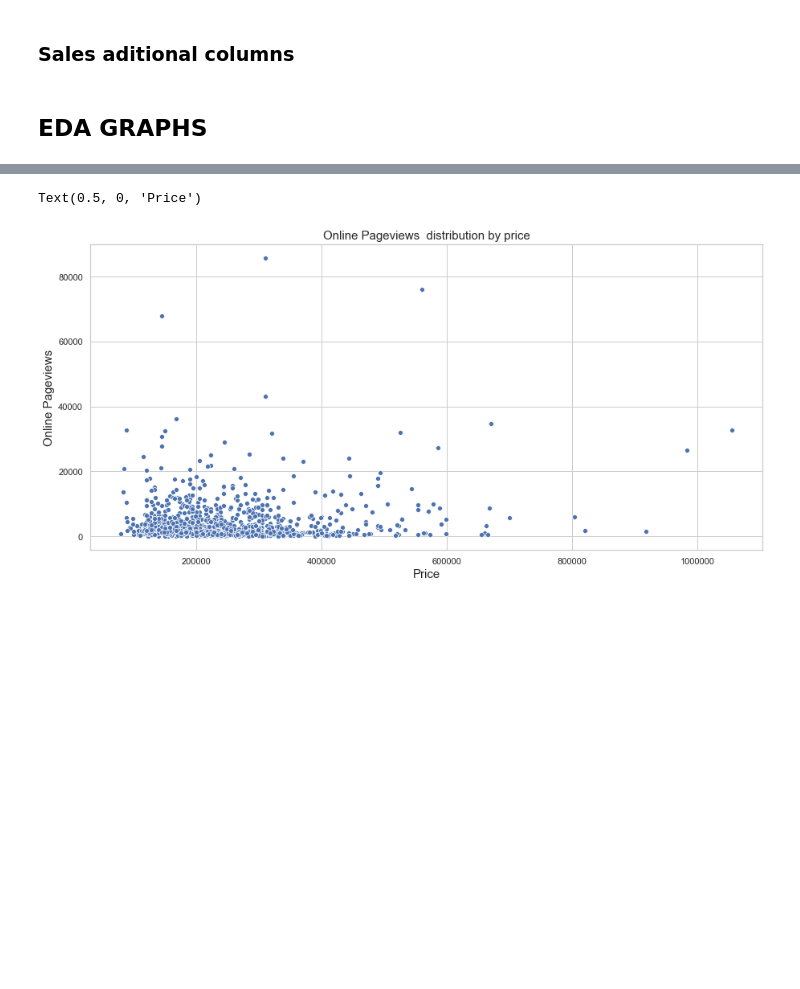
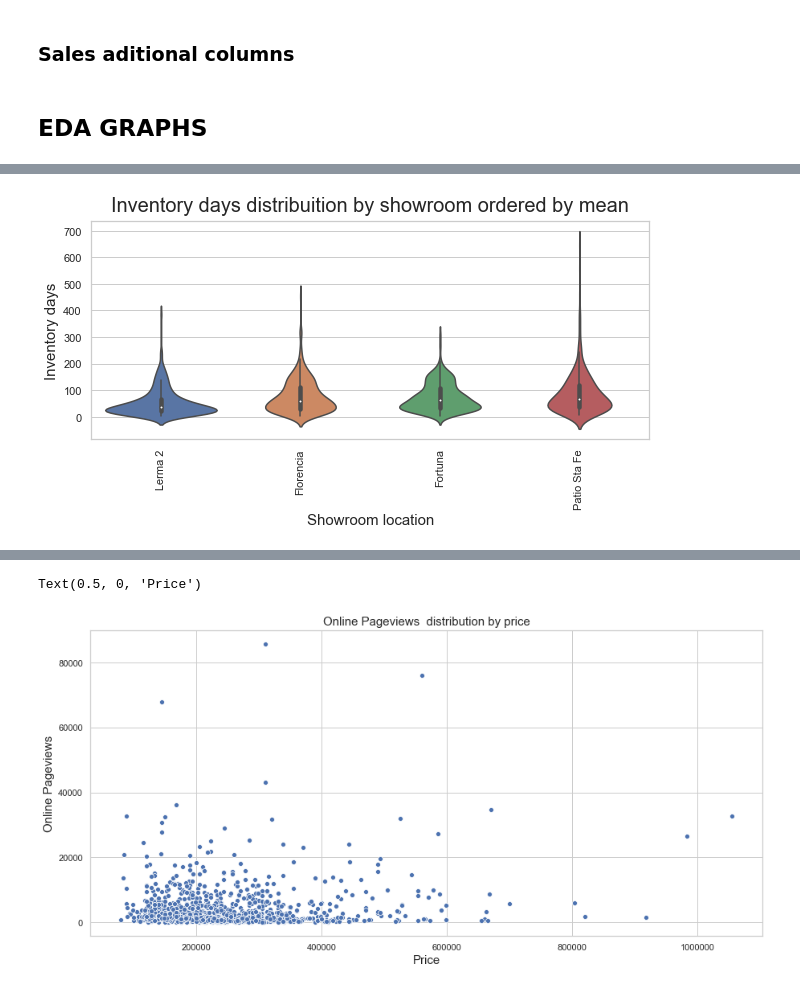
Before and after one commit to mexico-team-5/showrooms-data-analysis, a Jupyter notebook: Exploratory_Data_Analysis.ipynb, the cells around one changed output, grey strips where cells are left out. Drawn from its saved outputs; the diff is of its cells as text; code cells hidden in the pictures; blank space fills up the shorter version.

```diff
--- a/Exploratory_Data_Analysis.ipynb
+++ b/Exploratory_Data_Analysis.ipynb
@@ -112,0 +157,14 @@ for indice_fila, fila in car_description.iterrows():
+# %%
+# Define figure size, create plot
+order = car_description.groupby('location_name')['inventory_days'].median().sort_values(ascending=True).iloc[::1].index
+
+fig, ax = plt.subplots(figsize=(10,4))
+m = sns.violinplot(x="location_name",y="inventory_days",data=car_description,orient='vertical',showfliers=False, order=order)
+
+# Format plot
+plt.title('Inventory days distribuition by showroom ordered by mean', fontsize=20, verticalalignment='bottom')
+plt.xticks(rotation=90);
+plt.xlabel('Showroom location', fontsize = 15)
+plt.ylabel('Inventory days', fontsize = 15);
+# %% [output]
+[figure, added]
```
Also changed, not shown: parts of 17 cells of this notebook.
